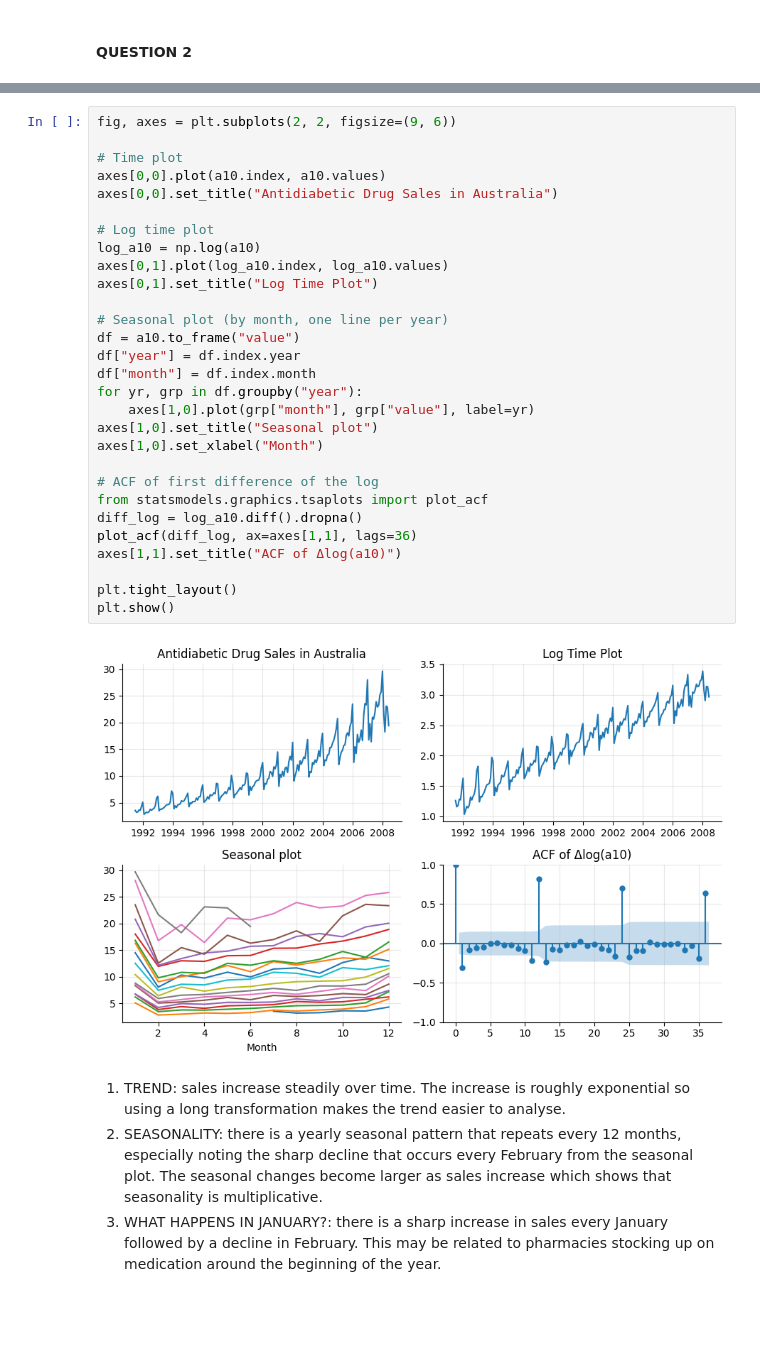
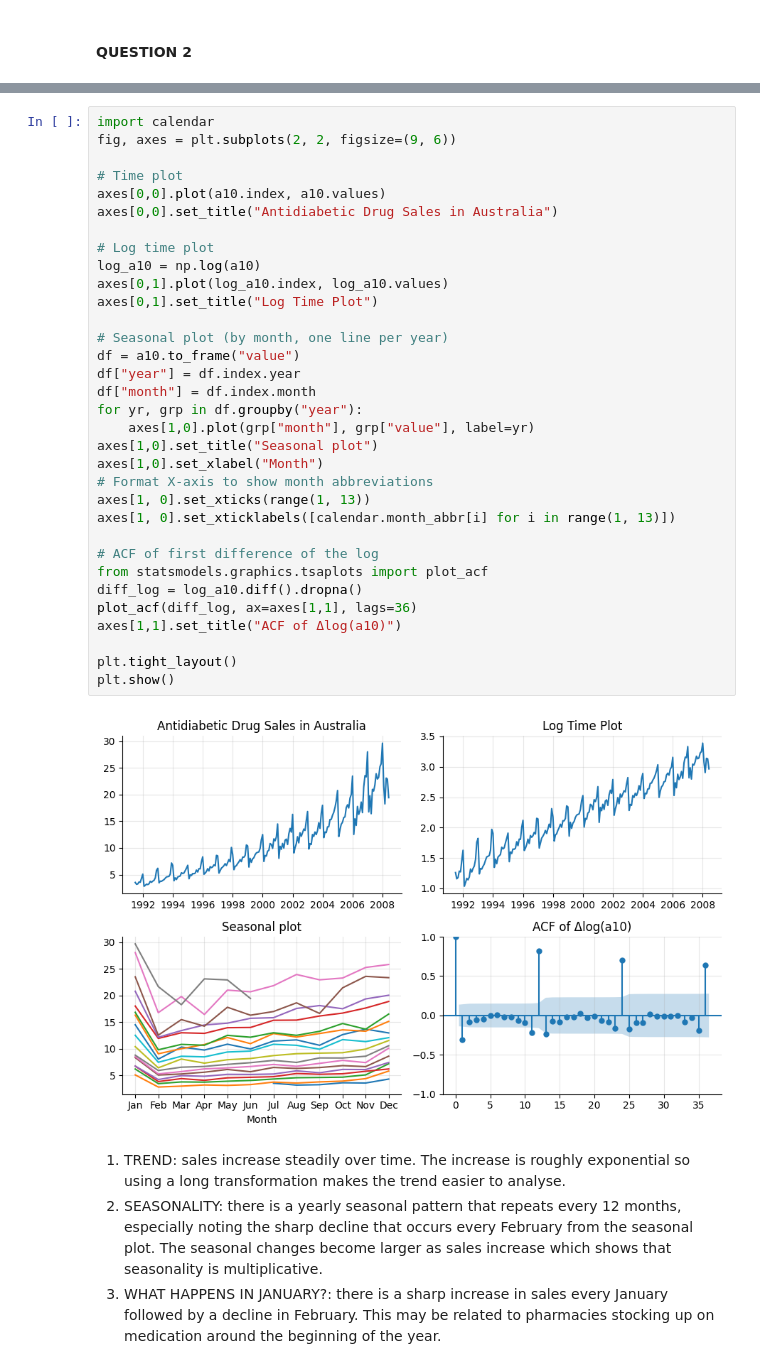
Before and after one commit to Ibukun-ola/Time_Series_Analysis, a Jupyter notebook: notebooks/lab01_introduction_to_time_series_data.ipynb, the cells around one changed output, grey strips where cells are left out. Saved outputs shown, nothing was run; the diff lists cells and outputs as text; blank space fills up the shorter version.

```diff
--- a/notebooks/lab01_introduction_to_time_series_data.ipynb
+++ b/notebooks/lab01_introduction_to_time_series_data.ipynb
@@ -170,36 +170,40 @@ date
 Freq: MS, Name: a10, dtype: float64
 DatetimeIndex(['1991-07-01', '1991-08-01', '1991-09-01'], dtype='datetime64[ns]', name='date', freq='MS')
 # %%
+import calendar
 fig, axes = plt.subplots(2, 2, figsize=(9, 6))
 
 # Time plot
 axes[0,0].plot(a10.index, a10.values)
 axes[0,0].set_title("Antidiabetic Drug Sales in Australia")
 
 # Log time plot
 log_a10 = np.log(a10)
 axes[0,1].plot(log_a10.index, log_a10.values)
 axes[0,1].set_title("Log Time Plot")
 
 # Seasonal plot (by month, one line per year)
 df = a10.to_frame("value")
 df["year"] = df.index.year
 df["month"] = df.index.month
 for yr, grp in df.groupby("year"):
     axes[1,0].plot(grp["month"], grp["value"], label=yr)
 axes[1,0].set_title("Seasonal plot")
 axes[1,0].set_xlabel("Month")
+# Format X-axis to show month abbreviations
+axes[1, 0].set_xticks(range(1, 13))
+axes[1, 0].set_xticklabels([calendar.month_abbr[i] for i in range(1, 13)])
 
 # ACF of first difference of the log
 from statsmodels.graphics.tsaplots import plot_acf
 diff_log = log_a10.diff().dropna()
 plot_acf(diff_log, ax=axes[1,1], lags=36)
 axes[1,1].set_title("ACF of Δlog(a10)")
 
 plt.tight_layout()
 plt.show()
 # %% [output]
-[figure, old version]
+[figure, new version]
 # %% [markdown]
 1. TREND: sales increase steadily over time. The increase is roughly exponential so using a long transformation makes the trend easier to analyse.
 2. SEASONALITY: there is a yearly seasonal pattern that repeats every 12 months, especially noting the sharp decline that occurs every February from the seasonal plot. The seasonal changes become larger as sales increase which shows that seasonality is multiplicative.
```
Also changed, not shown: parts of 1 cell of this notebook.
